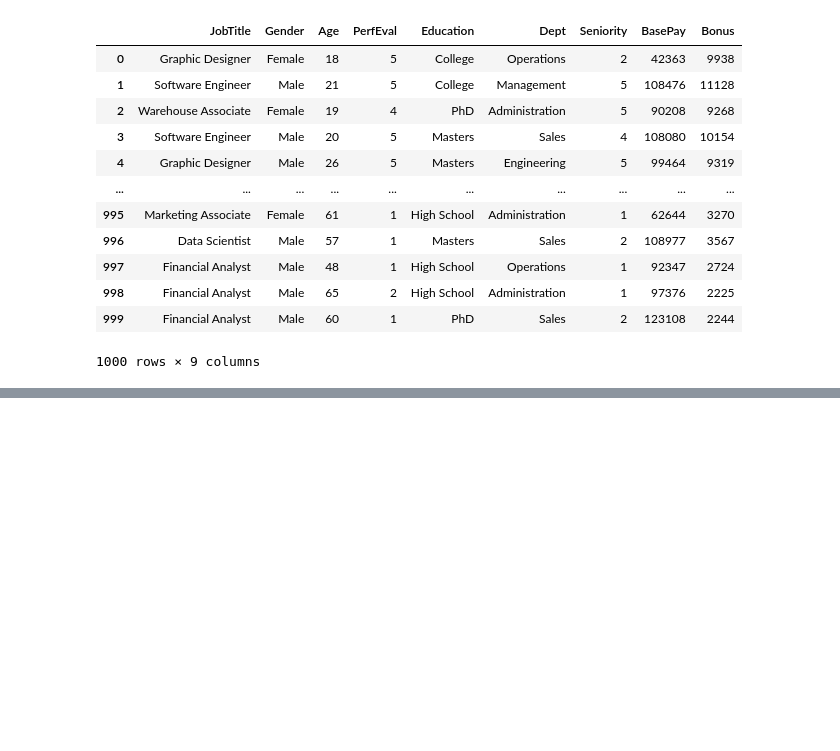
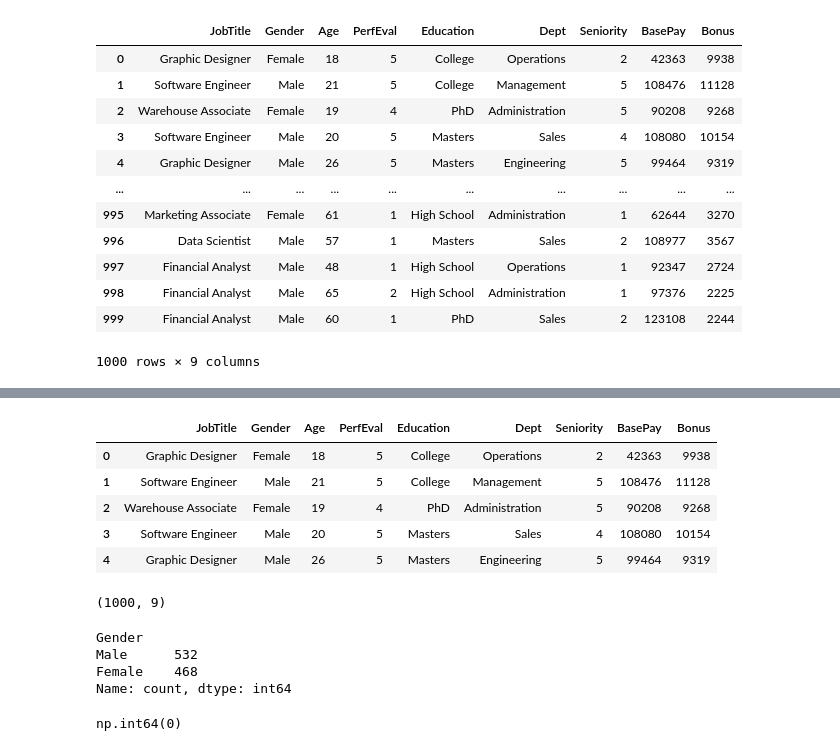
Before and after one commit to eleonorasoneira/Proyecto_PowerBI, a Jupyter notebook: proyectopowerbi.ipynb, the cells around one changed output, grey strips where cells are left out. Saved outputs shown, nothing was run; the diff lists cells and outputs as text; code cells hidden in the pictures; blank space fills up the shorter version.

```diff
--- a/proyectopowerbi.ipynb
+++ b/proyectopowerbi.ipynb
@@ -113,5 +103,5 @@ Conjunto de datos descargado y extraído a files
 # %%
-df_1 = pd.read_csv('files/1 Glassdoor Gender Pay Gap.csv')
+df_1 = pd.read_csv('files/1_Glassdoor Gender Pay Gap.csv')
 df_1
 # %% [output]
 |  | JobTitle | Gender | Age | PerfEval | Education | Dept | Seniority | BasePay | Bonus |
@@ -146,0 +211,24 @@ df_6
+# %%
+df_1.head()
+# %% [output]
+|  | JobTitle | Gender | Age | PerfEval | Education | Dept | Seniority | BasePay | Bonus |
+| 0 | Graphic Designer | Female | 18 | 5 | College | Operations | 2 | 42363 | 9938 |
+| 1 | Software Engineer | Male | 21 | 5 | College | Management | 5 | 108476 | 11128 |
+| 2 | Warehouse Associate | Female | 19 | 4 | PhD | Administration | 5 | 90208 | 9268 |
+| 3 | Software Engineer | Male | 20 | 5 | Masters | Sales | 4 | 108080 | 10154 |
+| 4 | Graphic Designer | Male | 26 | 5 | Masters | Engineering | 5 | 99464 | 9319 |
+# %%
+df_1.shape
+# %% [output]
+(1000, 9)
+# %%
+df_1['Gender'].value_counts()
+# %% [output]
+Gender
+Male      532
+Female    468
+Name: count, dtype: int64
+# %%
+df_1.duplicated().sum()
+# %% [output]
+np.int64(0)
```
Also changed, not shown: parts of 17 cells of this notebook.
